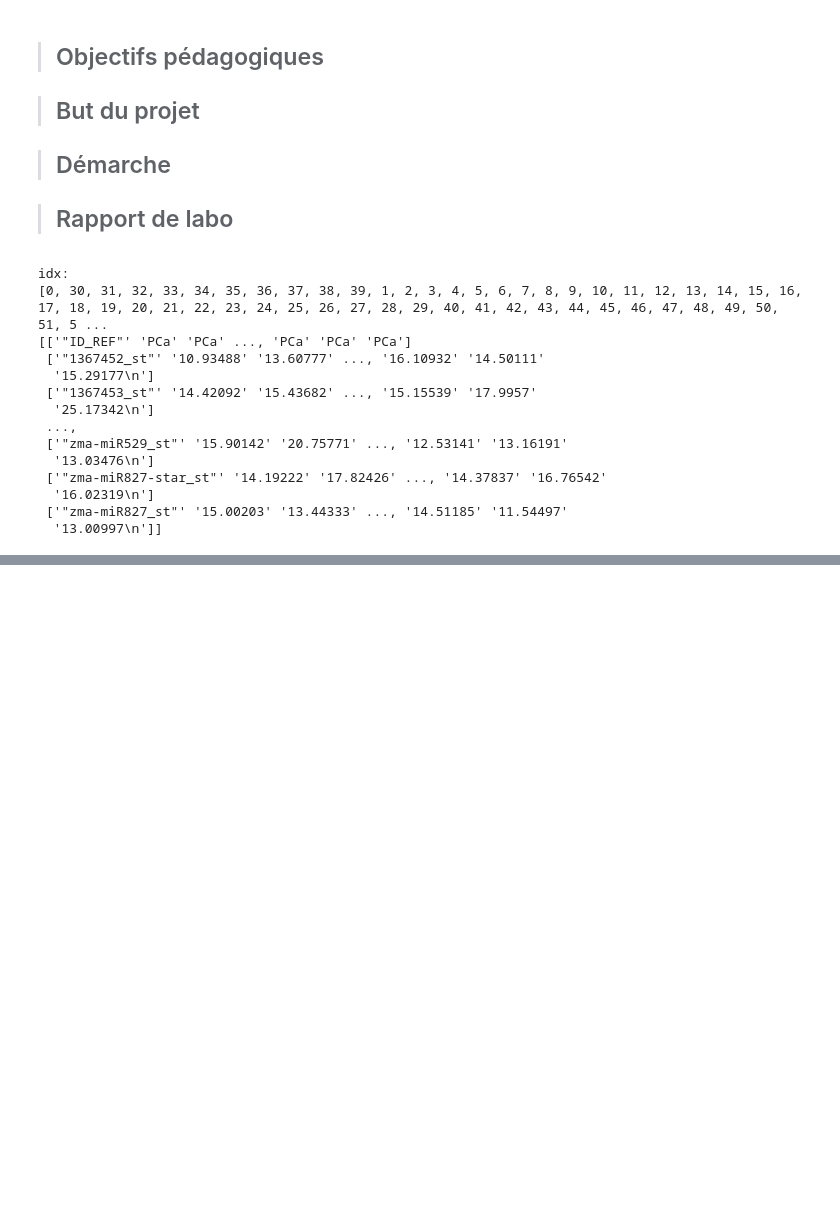
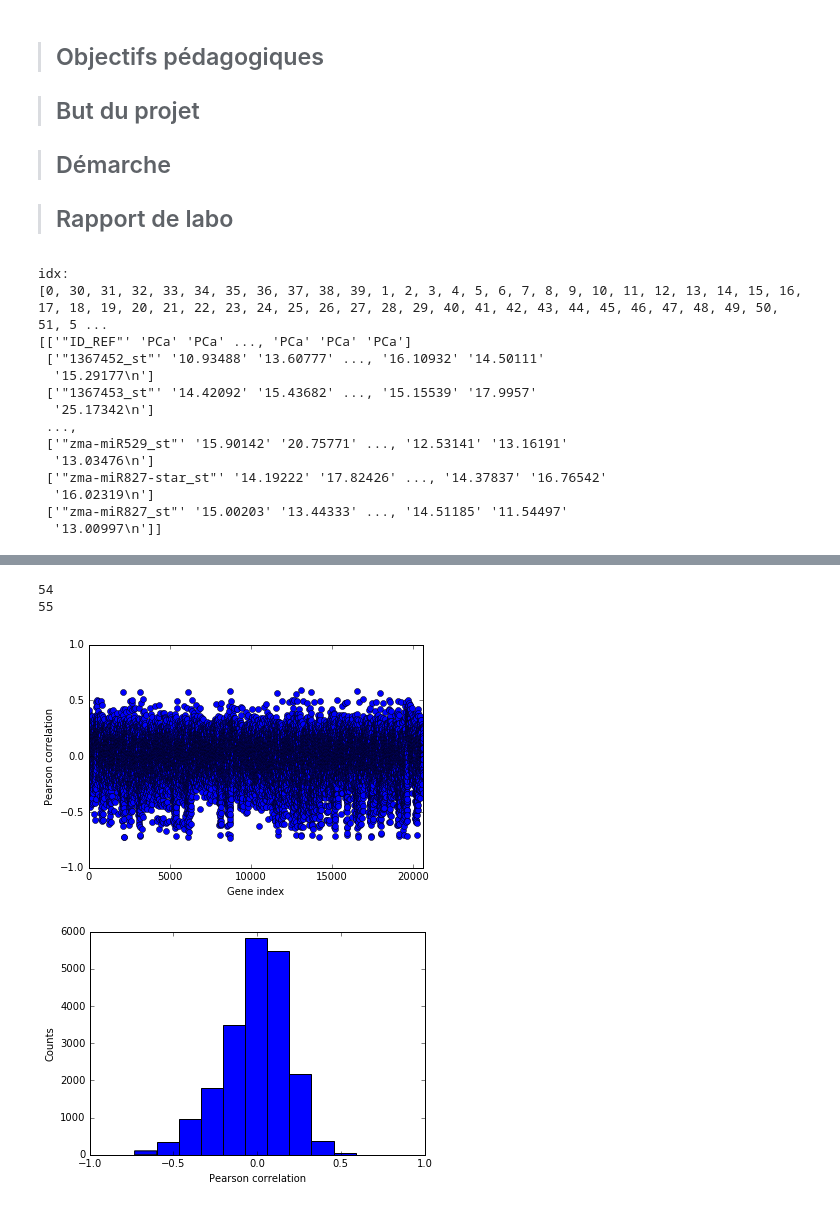
Before and after one commit to ThibaultSchowing/BBCProjet, a Jupyter notebook: code/projetBBC.ipynb, the cells around one changed output, grey strips where cells are left out. Cells and saved outputs as stored; diff of their text form; code cells hidden in the pictures; blank space fills up the shorter version.

```diff
--- a/code/projetBBC.ipynb
+++ b/code/projetBBC.ipynb
@@ -145,0 +166,51 @@ print(data)
+# %%
+# Correlation
+print(len(desired_profile))
+print(len(data[0]))
+
+def pearson_genes(data,desired_profile,show_plot=1):
+
+    import scipy.stats as ss
+
+
+    correl = [] # contains the correlation for each gene
+    correl_p  = [] # for now, do not try to understand what correl_p is...
+
+    # loop over genes
+    for i in range(np.shape(data)[0]-1): # do not consider first line of data (=header)
+
+        gene_expression = data[i+1,1:] # do not consider first  column (= gene identifiers)
+        gene_expression = np.array(gene_expression,dtype=float) # convert to float
+
+        pearson_corr = ss.pearsonr(gene_expression,desired_profile) # calculate Pearson correlation
+        correl.append(pearson_corr[0])
+        correl_p.append(pearson_corr[1]) # forget about this for now...
+
+    correl = np.array(correl,dtype=float) # convert to array... easier to manipulate
+
+    # plot correlation values
+    if show_plot:
+        fig = plt.figure()
+        plt.plot(correl,'bo')
+        plt.ylim([-1,1])
+        plt.xlim([0,len(correl)])
+        plt.xlabel('Gene index')
+        plt.ylabel('Pearson correlation')
+        plt.show()
+
+        plt.figure()
+        plt.hist(correl)
+        plt.xlabel('Pearson correlation')
+        plt.ylabel('Counts')
+        plt.xlim([-1,1])
+        plt.show()
+
+    return (correl,correl_p)
+
+co = pearson_genes(data,desired_profile)
+corr = co[0]
+# %% [output]
+54
+55
+[figure, added]
+[figure, added]
```
Also changed, not shown: parts of 16 cells of this notebook, 1 other file.
